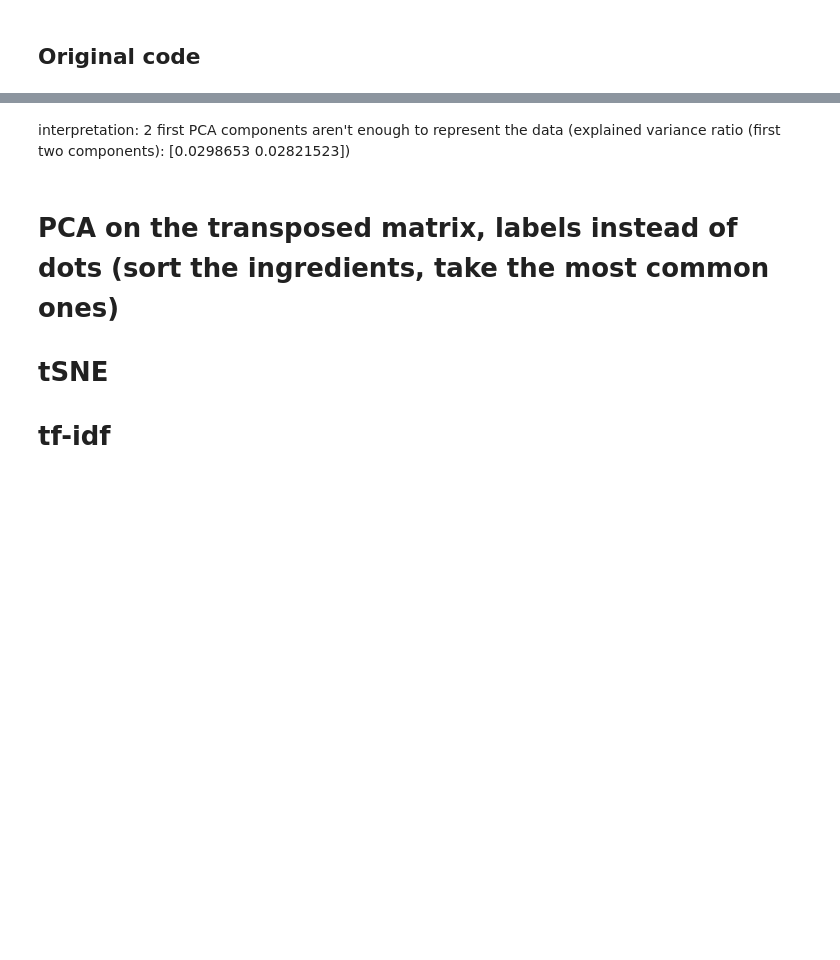
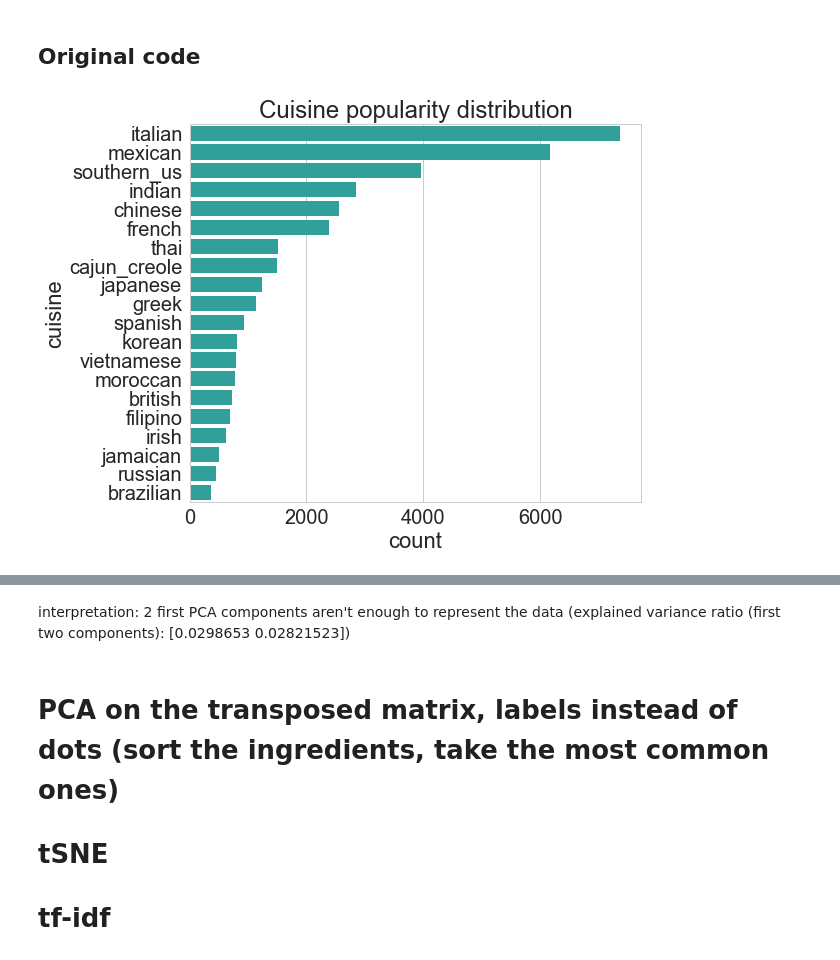
Before and after one commit to Slowika/Bag-of-Recipes, a Jupyter notebook: exploratory_data_analysis.ipynb, the cells around one changed output, grey strips where cells are left out. Saved outputs shown, nothing was run; the diff lists cells and outputs as text; code cells hidden in the pictures; blank space fills up the shorter version.

```diff
--- a/exploratory_data_analysis.ipynb
+++ b/exploratory_data_analysis.ipynb
@@ -70,15 +76,19 @@ X.head()
+# %%
+X_train['cuisine'] = np.array(cuisines)
 # %%
 fig, ax = plt.subplots()
 fig.set_size_inches(9, 7)
 
-cuisine_counts = X.groupby('cuisine').cuisine.count()
+cuisine_counts = X_train.groupby('cuisine').cuisine.count()
 cuisine_counts = pd.DataFrame({'cuisine': cuisine_counts.index, 'count': cuisine_counts.values})
 cuisine_counts = cuisine_counts.sort_values(['count'], ascending=False)
 sns.set(font_scale=2)
 sns.set_style("whitegrid")
 
 plt.title("Cuisine popularity distribution")
 
 _ = sns.barplot(ax=ax, x='count', y='cuisine', data=cuisine_counts, orient='h', label='big', color='lightseagreen')
 plt.tight_layout()
-#fig.savefig('cuisine_popularity.pdf')
+fig.savefig('cuisine_popularity.pdf', dpi=200)
+# %% [output]
+[figure, added]
```
Also changed, not shown: parts of 43 cells of this notebook.
